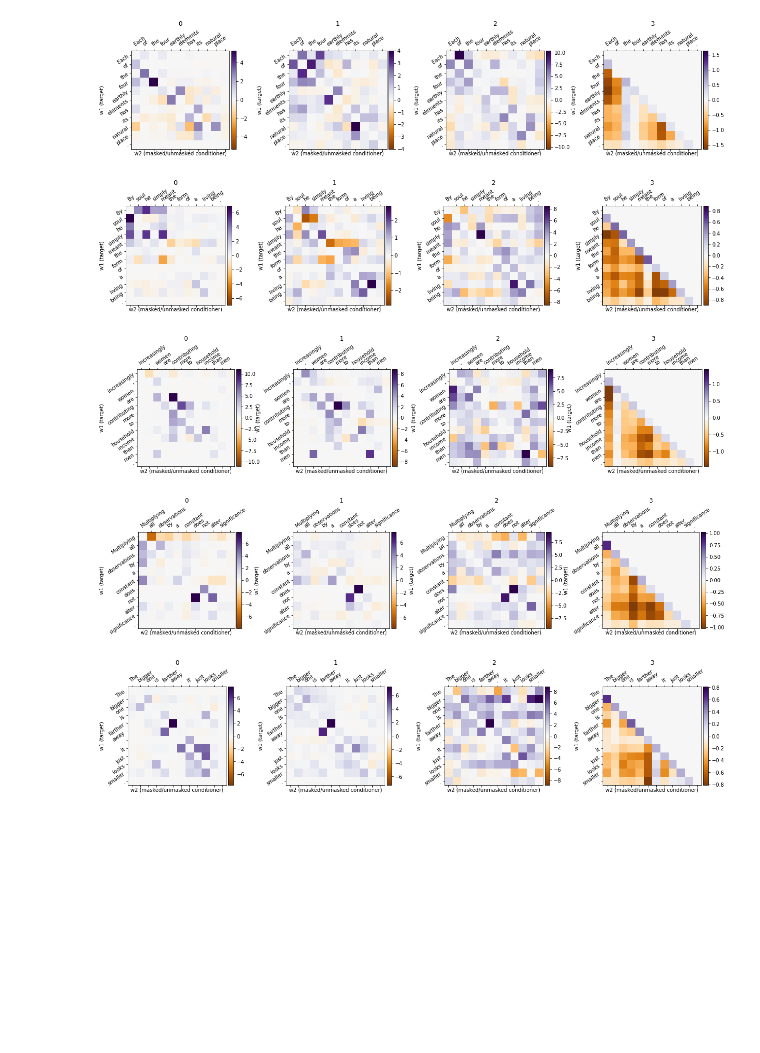
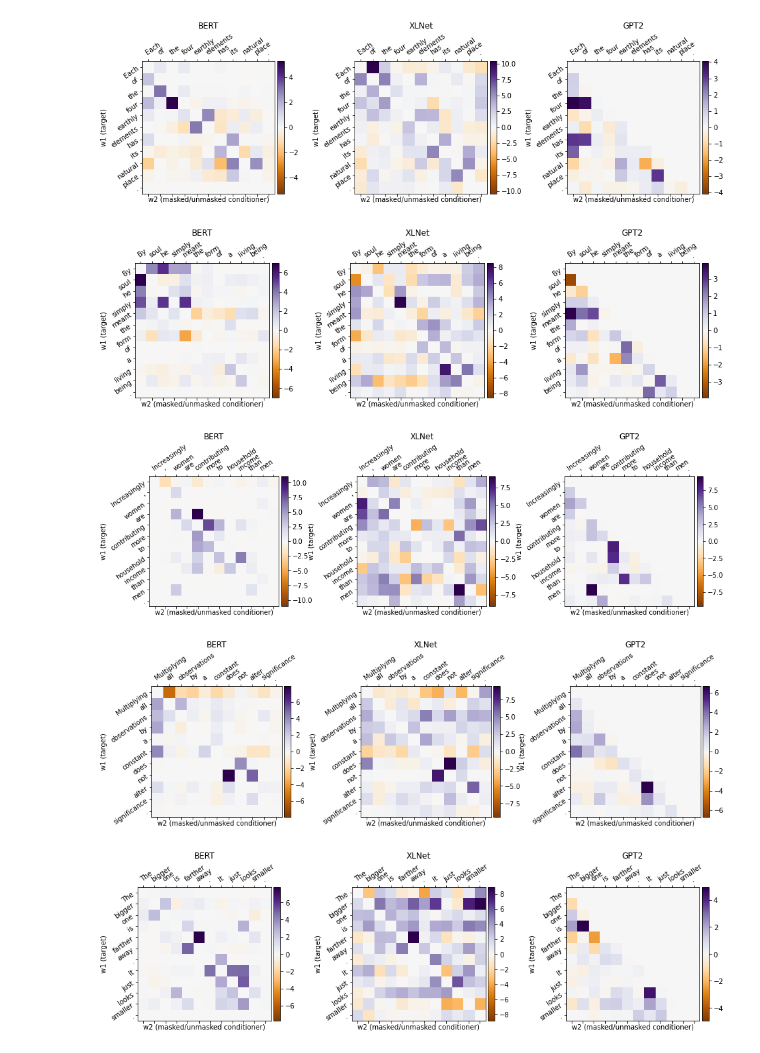
Before and after one commit to postylem/pmi-dependencies, a Jupyter notebook: pmi-accuracy/inspect_pmi_matrices.ipynb, the cells around one changed output. Saved outputs shown, nothing was run; the diff lists cells and outputs as text; code cells hidden in the pictures; blank space fills up the shorter version.

```diff
--- a/pmi-accuracy/inspect_pmi_matrices.ipynb
+++ b/pmi-accuracy/inspect_pmi_matrices.ipynb
@@ -14,7 +14,7 @@ from mpl_toolkits.axes_grid1 import make_axes_locatable
 DEVICE = torch.device('cuda' if torch.cuda.is_available() else 'cpu')
 MODELS = [
     languagemodel.BERT(DEVICE, 'bert-base-cased', 32),
-    languagemodel.BERT(DEVICE, 'distilbert-base-cased', 32),
+#     languagemodel.BERT(DEVICE, 'distilbert-base-cased', 32),
     languagemodel.XLNet(DEVICE, 'xlnet-base-cased', 32),
     languagemodel.GPT2(DEVICE, 'gpt2', 32)
 ]
@@ -85,36 +78,36 @@ def show_pmi_plot(sent, mat, fig=None, ax=None, title=None):
     fig.colorbar(cax, cax=cax1)
     ax.xaxis.set_major_locator(ticker.FixedLocator(range(len(sent))))
     ax.yaxis.set_major_locator(ticker.FixedLocator(range(len(sent))))
     ax.xaxis.set_major_formatter(ticker.FixedFormatter(sent))
     ax.yaxis.set_major_formatter(ticker.FixedFormatter(sent))
     ax.tick_params(axis="x", labelrotation=40)
     ax.set_xlabel('w2 (masked/unmasked conditioner)')
     ax.set_ylabel('w1 (target)')
     ax.yaxis.set_label_position("left")
     if title is not None:
         ax.set_title(title)
     plt.setp(ax.get_xticklabels(), rotation=35, ha="left", rotation_mode="anchor")
     plt.setp(ax.get_yticklabels(), rotation=35, ha="right", rotation_mode="anchor")
 
 for s,_ in enumerate(sentences):
     # row of plots for sentence s
     figh = 5
     fig, plots = plt.subplots(
         nrows=1, sharex=True, ncols=len(MODELS),
         figsize=(len(MODELS)*figh,figh))
     for m,_ in enumerate(MODELS):
         # plot for sentence s for model m
         pmis_dict=pmis_dicts[m]
         pmis = pmis_dict[str(s)]
         sent, mat = pmis['sentence'], pmis['pmi_matrix']
         show_pmi_plot(
             sent, mat, fig=fig, ax=plots[m],
-            title=m)
+            title=type(MODELS[m]).__name__)
     plt.subplots_adjust(wspace=.5)
     plt.show()
 # %% [output]
-[figure, old version]
+[figure, new version]
-[figure, old version]
+[figure, new version]
-[figure, old version]
+[figure, new version]
-[figure, old version]
+[figure, new version]
-[figure, old version]
+[figure, new version]
```
Also changed, not shown: parts of 3 cells of this notebook, 1 other file.
